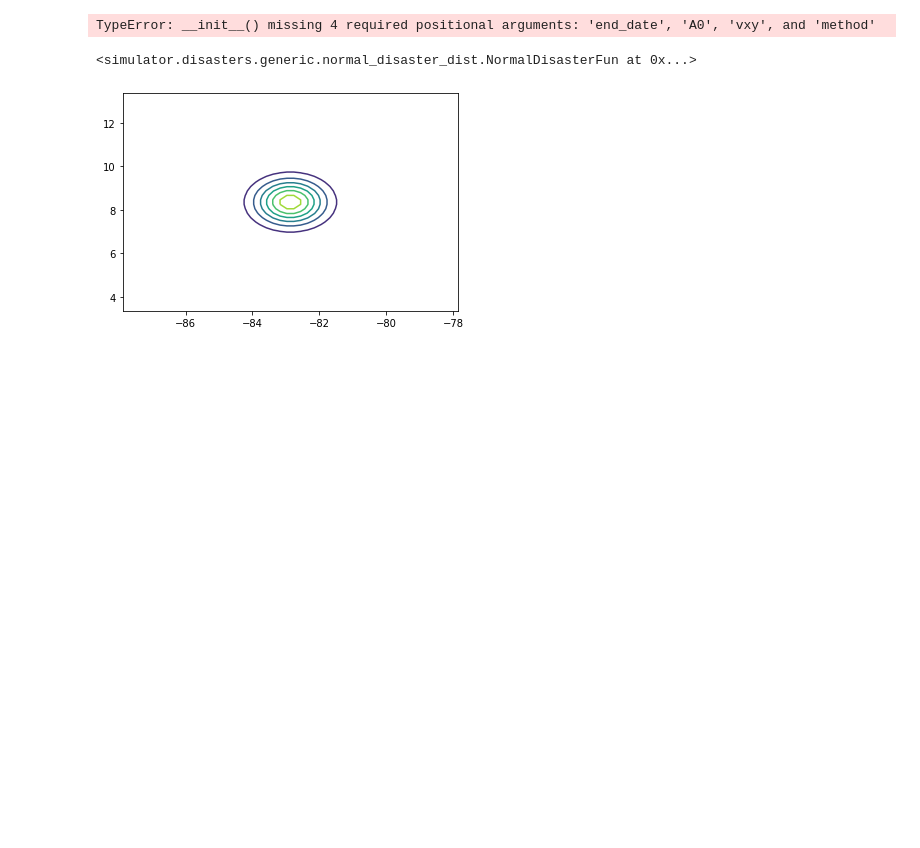
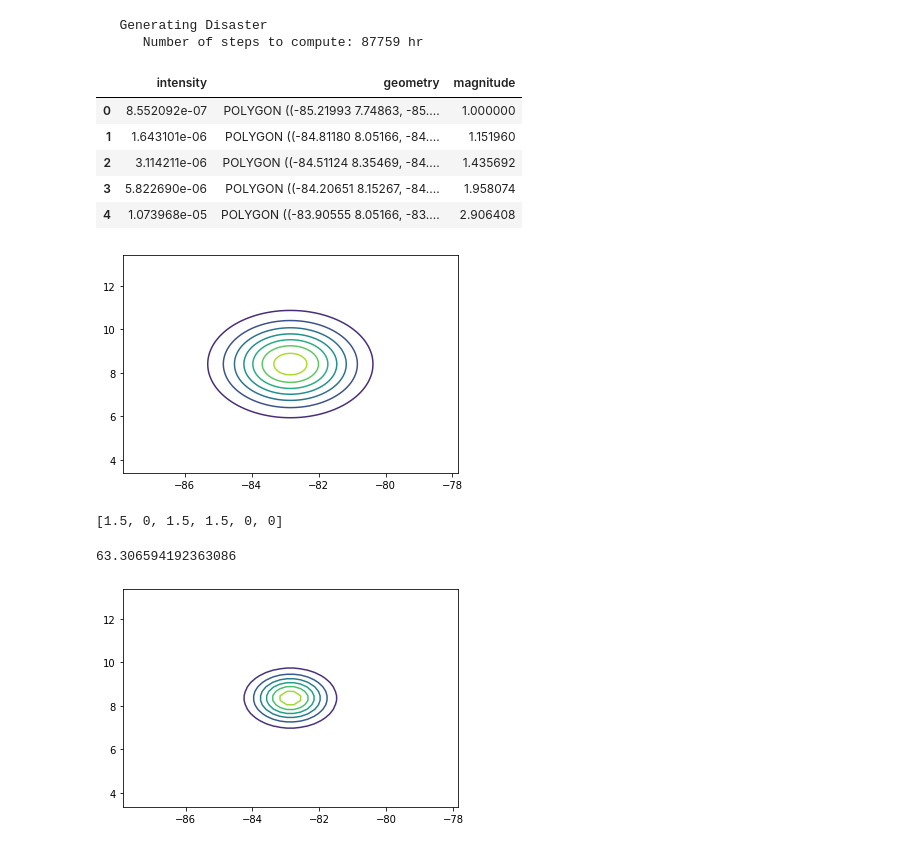
Before and after one commit to minigonche/synthetic_mobility_data_generator, a Jupyter notebook: Andrea.ipynb, the cells around one changed output. Cells and saved outputs as stored; diff of their text form; code cells hidden in the pictures; blank space fills up the shorter version.

```diff
--- a/Andrea.ipynb
+++ b/Andrea.ipynb
@@ -22,12 +24,3 @@ gdf_panama.head()
 | 2 | PAN.1.3_1 | PAN | Panama | PAN.1_1 | Bocas del Toro | NA | Chiriquí Grande | NA | NA | Distrito | ... |
 | 3 | PAN.2.1_1 | PAN | Panama | PAN.2_1 | Chiriquí | NA | Alanje | NA | NA | Distrito | ... |
 | 4 | PAN.2.2_1 | PAN | Panama | PAN.2_1 | Chiriquí | NA | Barú | NA | NA | Distrito | ... |
-# %%
-start_date_str = '2023-03-01 13:55:26'
-
-start_date = datetime.datetime.strptime(start_date_str, '%Y-%m-%d %H:%M:%S')
-
-earthquake = Earthquake(id="panama", epicenter=(8.360193, -82.869058),
-                        start_date=start_date)
-# %% [output]
-TypeError: __init__() missing 4 required positional arguments: 'end_date', 'A0', 'vxy', and 'method'
@@ -36,6 +27,35 @@ earthquake.generate_disaster(A0=10, vxy=(1, 1), steps=72, method='exponential',
-# %%
-# extracts one instant in the disaster -> a function describing the disaster at that point
-t_0 = earthquake.disaster_functions()[0]
-t_0
-# %% [output]
-<simulator.disasters.generic.normal_disaster_dist.NormalDisasterFun at 0x...>
+# %%
+drill_earthqauke = DrillEarthQuake()
+# %%
+d = datetime.datetime.strptime('2017-08-25 09:0:00', '%Y-%m-%d %H:%M:%S')
+fun = drill_earthqauke.get_function_by_date(d)
+# %% [output]
+   Generating Disaster
+      Number of steps to compute: 87759 hr
+# %%
+gdf = fun.generate_geopandas()
+# gdf.rename(columns={"intensity": "margnitude"}, inplace=True)
+
+# scale to richter
+min_target = 1
+max_target = 7.6
+
+gdf["magnitude"] = ((max_target - min_target) * \
+                    (gdf["intensity"] - gdf["intensity"].min()) / (gdf["intensity"].max() - gdf["intensity"].min())) + \
+                     min_target
+
+gdf.head()
+# %% [output]
+|  | intensity | geometry | magnitude |
+| 0 | 8.552092e-07 | POLYGON ((-85.21993 7.74863, -85.... | 1.000000 |
+| 1 | 1.643101e-06 | POLYGON ((-84.81180 8.05166, -84.... | 1.151960 |
+| 2 | 3.114211e-06 | POLYGON ((-84.51124 8.35469, -84.... | 1.435692 |
+| 3 | 5.822690e-06 | POLYGON ((-84.20651 8.15267, -84.... | 1.958074 |
+| 4 | 1.073968e-05 | POLYGON ((-83.90555 8.05166, -83.... | 2.906408 |
+[figure, added]
+# %%
+density = [1.5 if i < 300 \
+                   else 0 for i in [200, 4009, 10, 90, 300, 301]]
+density
+# %% [output]
+[1.5, 0, 1.5, 1.5, 0, 0]
@@ -42,3 +108,14 @@ t_0
+# %%
+poi = [[8.424514, -82.793912], [8.869377, -83.153290]]
+lat_1 = np.radians(poi[0][0])
+lon_1 = np.radians(poi[0][1])
+lat_2 = np.radians(poi[1][0])
+lon_2 = np.radians(poi[1][1])
+
+# np_haversine(-82.793912, 8.424514, -83.153290, 8.869377, rads = False)
+haversine((8.424514, -82.793912), (8.869377, -83.153290), unit='km')
+# %% [output]
+63.306594192363086
 # %%
 gdf = t_0.generate_geopandas()
 # %% [output]
```
Also changed, not shown: parts of 28 cells of this notebook, 10 other files.
